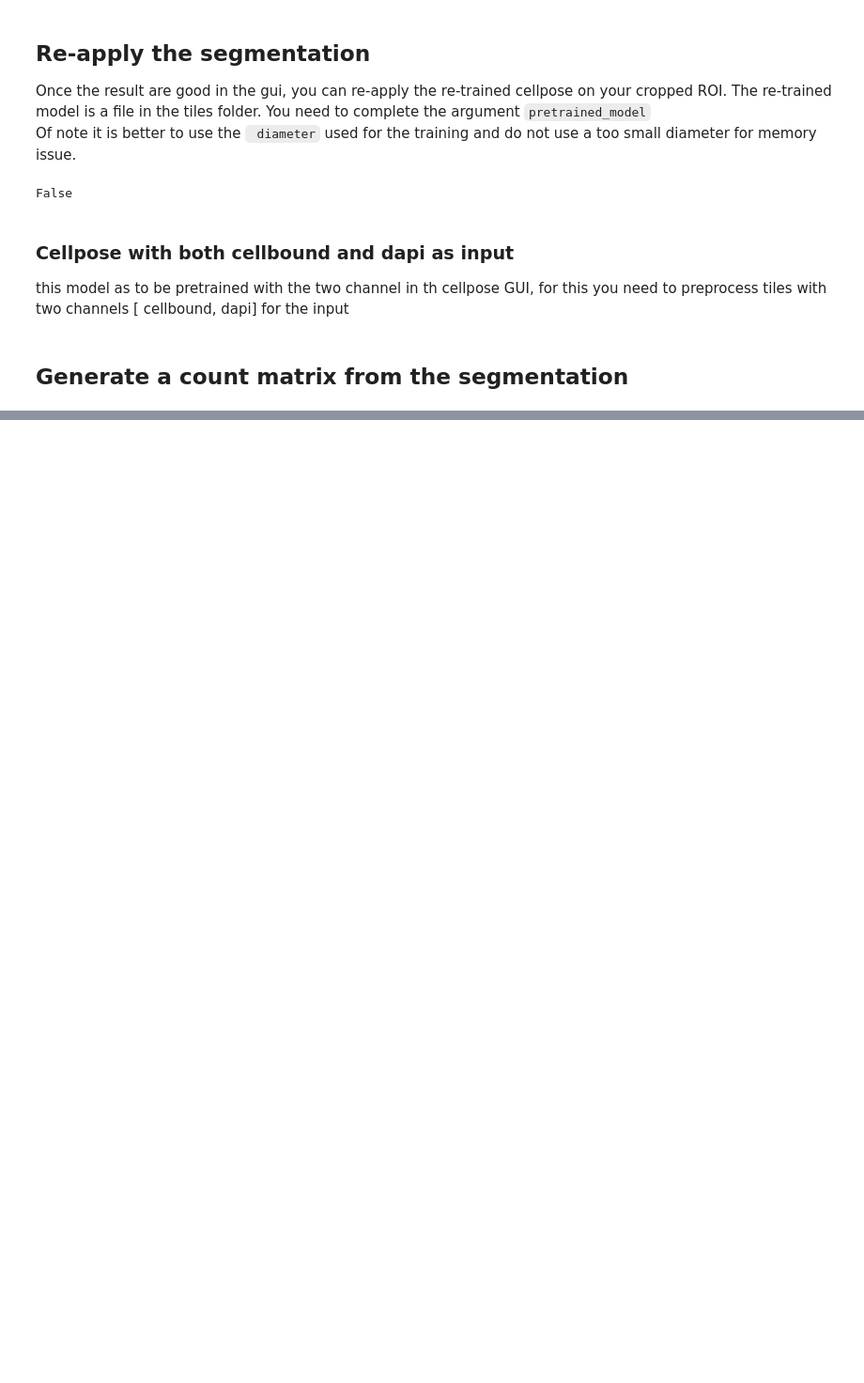
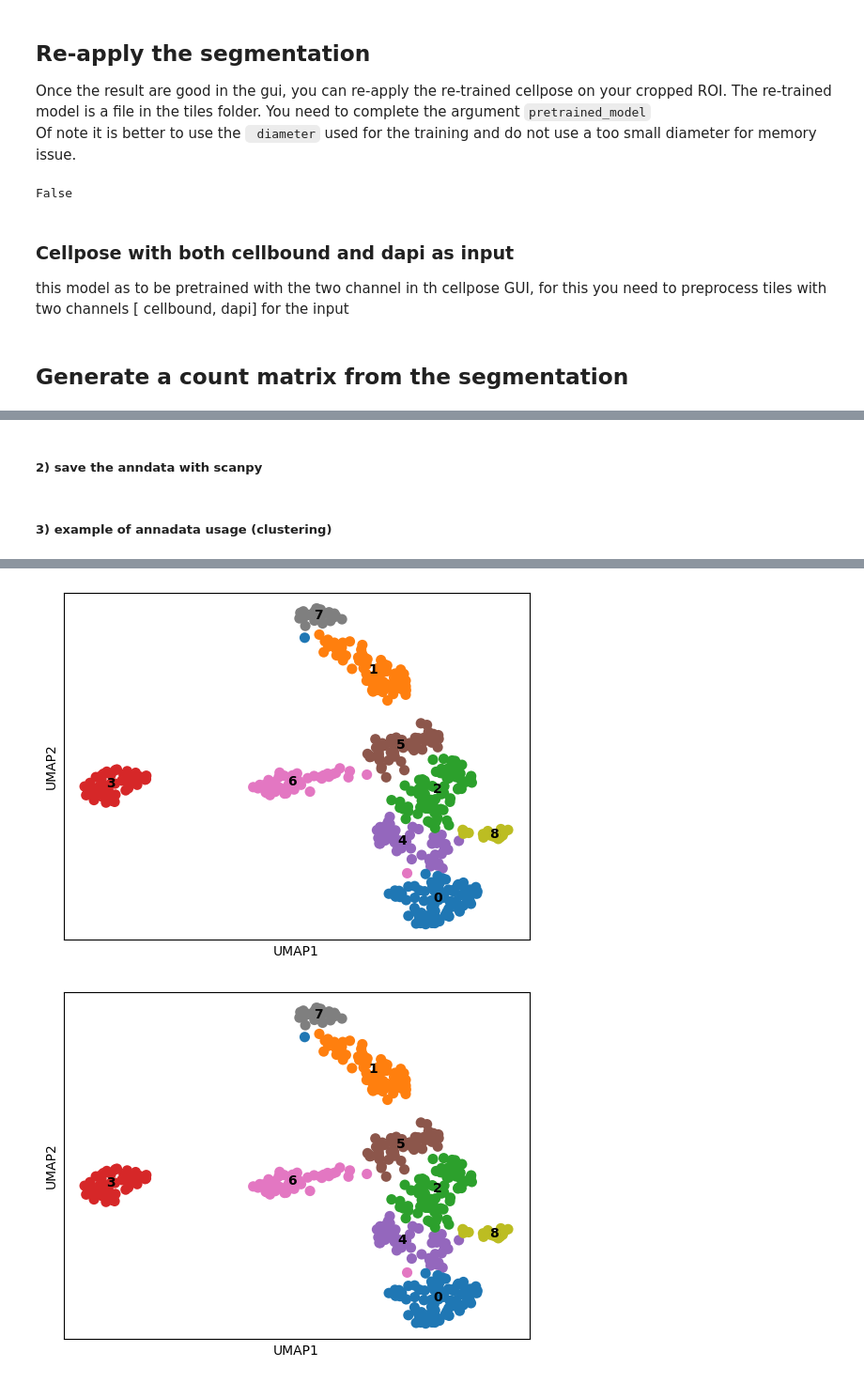
Before and after one commit to tdefa/t_me, a Jupyter notebook: Tutorial chenxi -Vizualization and segmentation.ipynb, the cells around one changed output, grey strips where cells are left out. Shown: that part at 94% size. Saved outputs shown, nothing was run; the diff lists cells and outputs as text; code cells hidden in the pictures; blank space fills up the shorter version.

Commit message:
anndata

```diff
--- a/Tutorial chenxi -Vizualization and segmentation.ipynb
+++ b/Tutorial chenxi -Vizualization and segmentation.ipynb
@@ -35,7 +35,7 @@ To register the spots with this images you have to use the "manifest.json" file
 # %%
 ##### TO COMPLETE WITH YOUR PATH
 
-path_to_region = "/media/tom/Transcend/chenxi/region_2"
+path_to_region = "/media/tom/Transcend1/chenxi/region_2"
 path_to_save_csv_rna = path_to_region + "/rna_z_stack1"
 
 # create the folder to save the registered CSV
@@ -317,0 +310,2 @@ np.array([im1, im2]).shape
+# %% [markdown]
+##### 2) save the anndata with scanpy
@@ -317,0 +343,31 @@ np.array([im1, im2]).shape
+# %% [markdown]
+##### 3) example of annadata usage (clustering)
+# %%
+def cluster(adata,
+            n_neighbors = 30,
+            n_pcs = 30,
+            resolution = 1.0):
+
+    ## normalize
+    sc.pp.normalize_total(adata, target_sum=1e4)
+    ## compute pca
+    sc.tl.pca(adata, svd_solver='arpack', n_comps=n_pcs)
+    ## compute neighbors
+    sc.pp.neighbors(adata, n_neighbors=n_neighbors, n_pcs=n_pcs)
+    ## compute leiden
+    sc.tl.leiden(adata, resolution=resolution)
+    sc.tl.umap(adata)
+
+    fig  = sc.pl.umap(adata, color=["leiden"], legend_loc='on data', return_fig=True, title = '')
+    plt.title('')
+    plt.show()
+    ## save the figure
+
+    return fig
+# %%
+adata  = scanpy.read(Path(path_to_save_segmentation).parent / f"anndata.h5ad")
+cluster(adata,
+            n_neighbors = 30,
+            n_pcs = 30,
+            resolution = 1.0)
+# %% [output]
@@ -317,0 +377,2 @@ np.array([im1, im2]).shape
+[figure, added]
+[figure, added]
```
Also changed, not shown: parts of 7 cells of this notebook.
